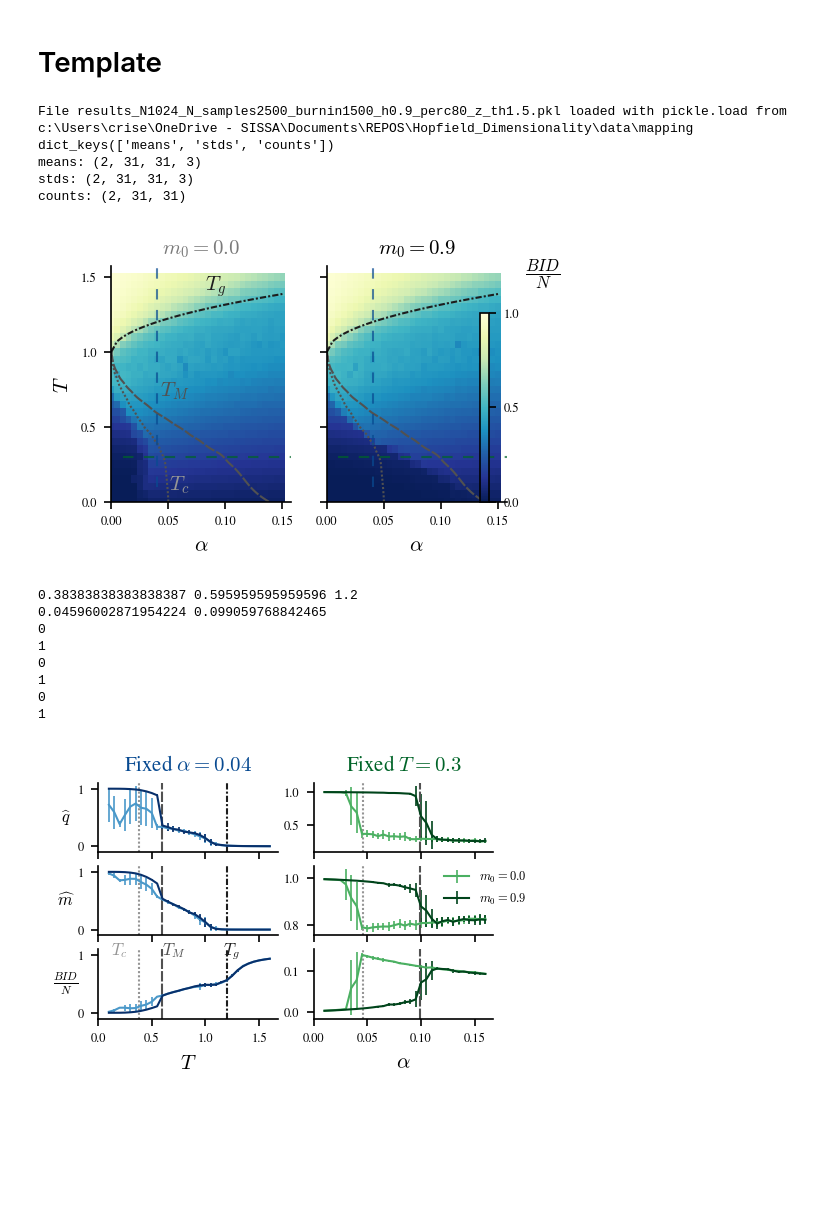
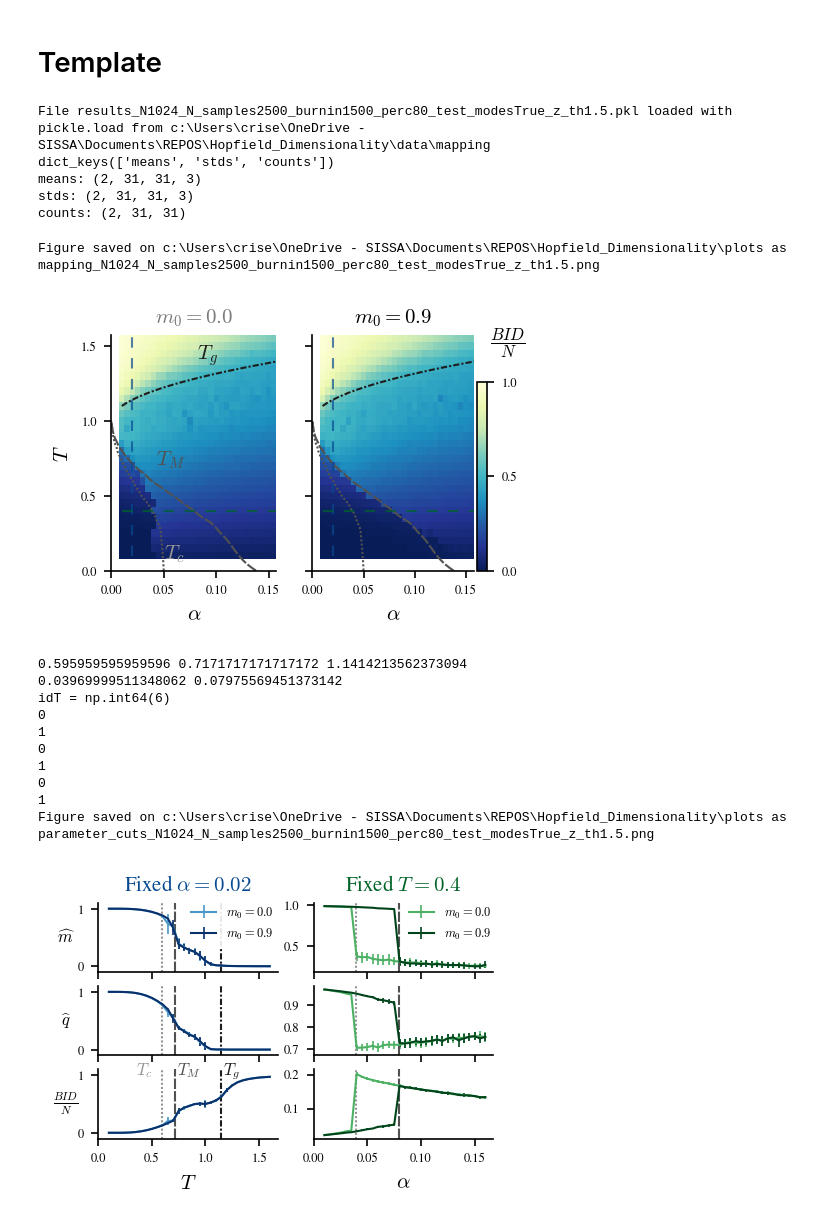
Before and after one commit to CristopherErazo/Hopfield_Dimensionality, a Jupyter notebook: notebooks/04-01-26-Mapping.ipynb, the cells around one changed output. Saved outputs shown, nothing was run; the diff lists cells and outputs as text; code cells hidden in the pictures; blank space fills up the shorter version.

```diff
--- a/notebooks/04-01-26-Mapping.ipynb
+++ b/notebooks/04-01-26-Mapping.ipynb
@@ -15,11 +15,11 @@ apply_general_styles()
 N = 1024
 N_samples = 2500
 burnin = 1500
-h = 0.9
 perc = 80
 z_th = 1.5
+test_modes = True
 
-names = ['N','N_samples','burnin','h','perc','z_th']
+names = ['N','N_samples','burnin','perc','z_th','test_modes']
 params = make_params_dict(names)
 path_local , filename, _ = make_data_paths('results', experiment_name='mapping', params=params,base_dir='../data')
 path_cluster = './Hopfield_Dimensionality/data/mapping/'
@@ -35,7 +35,7 @@ print(results.keys())
 for key in results.keys():
     print(f'{key}: {results[key].shape}')
 # %% [output]
-File results_N1024_N_samples2500_burnin1500_h0.9_perc80_z_th1.5.pkl loaded with pickle.load from c:\Users\crise\OneDrive - SISSA\Documents\REPOS\Hopfield_Dimensionality\data\mapping
+File results_N1024_N_samples2500_burnin1500_perc80_test_modesTrue_z_th1.5.pkl loaded with pickle.load from c:\Users\crise\OneDrive - SISSA\Documents\REPOS\Hopfield_Dimensionality\data\mapping
 dict_keys(['means', 'stds', 'counts'])
 means: (2, 31, 31, 3)
 stds: (2, 31, 31, 3)
@@ -64,13 +64,13 @@ temps = np.linspace(0.1,1.6,31)
 hs = [0.0,0.9]
 
 set_font_sizes('tight')
-fig , axes = plt.subplots(nrows,ncols,figsize=figsize,sharex=True,sharey=True,width_ratios=[1,1])
+fig , axes = plt.subplots(nrows,ncols,figsize=figsize,sharex=True,sharey=True,width_ratios=[0.85,1])
 
 
 
 lbTc = [r'$T_c$',r'$T_M$',r'$T_g$']
-T_star = 0.3
-a_star = 0.04
+T_star = 0.4
+a_star = 0.02
 tick_num = np.array([0,0.5,1.0,1.5])
 
 for ih, h in enumerate(hs):
@@ -78,45 +78,49 @@ for ih, h in enumerate(hs):
     ax.set_xlim(right=0.1575)
     ax.set_ylim(top=1.575)
     ax.set_xticks(tick_num/10)
     ax.set_yticks(tick_num)
     ax.set_title(r'$m_0'+f'={h:.2}$',color=plt.get_cmap('Greys')([0.6,1.0][ih]))
     ax.set_xlabel(r'$\alpha$')
     if ih == 0 :
         ax.set_ylabel(r'$T$')
         ax.set_yticks(tick_num)
         for ic , pos in enumerate([(0.32,0.05),(0.27,0.45),(0.52,0.9)]):
             ax.text(*pos, lbTc[ic], transform=ax.transAxes, color = col_crit[ic],size=FONTSIZES['m'])
     x = results['means'][ih,:,:,2]/N
     cmap = plt.get_cmap('YlGnBu_r')
-    ax.pcolormesh(alphas-alphas[0], temps-temps[0], x, cmap=cmap,vmin=0,vmax=1)
+    ax.pcolormesh(alphas, temps, x, cmap=cmap,vmin=0,vmax=1,)
 
     ax.plot(a1,T_crit,c=col_crit[1],ls=lsts[0],lw=1.)
     ax.plot(a2,T_crit,c=col_crit[1],ls=lsts[1],lw=1.)
-    ax.plot(alphas-alphas[0] ,1+np.sqrt(alphas-alphas[0]),c=col_crit[2],ls=lsts[2],lw=1)
+    ax.plot(alphas ,1+np.sqrt(alphas),c=col_crit[2],ls=lsts[2],lw=1)
     if ih == 1:
-        cbar = plt.colorbar(ax.collections[0], ax=ax,shrink=0.8,anchor=(0,0),pad=-0.15)
+        cbar = plt.colorbar(ax.collections[0], ax=ax,shrink=0.8,anchor=(0,0),pad=0.02)
         cbar.set_ticks([0,0.5,1])
         # cbar.set_ticklabels([1,0.5,0])
         ax.text(1.1,0.95,r'$\dfrac{BID}{N}$',transform=ax.transAxes)
 
-
+    # ax.set_ylim(bottom=temps[0])
 
     col = plt.get_cmap(cmaps[0])(0.9)
     ax.vlines(a_star,temps[0],temps[-1],ls= (0, (5, 5)),color=col,alpha=0.7,lw=1)
     col = plt.get_cmap(cmaps[1])(0.9)
     ax.hlines(T_star,alphas[0],alphas[-1],ls= (0, (5, 5)),color=col,alpha=0.7,lw=1)
 
-
 # fname = path_plots + f'Mapping_bid_N{N}_Ns{N_samples}_Nw{N_walkers}_burnin{burnin}_dts{dt_samples}.png'
 # fig.savefig(fname, dpi=300, bbox_inches='tight')
+
+names = ['N','N_samples','burnin','perc','z_th','test_modes']
+params = make_params_dict(names)
+save_fig(fig,'mapping',params)
 # %% [output]
+Figure saved on c:\Users\crise\OneDrive - SISSA\Documents\REPOS\Hopfield_Dimensionality\plots as mapping_N1024_N_samples2500_burnin1500_perc80_test_modesTrue_z_th1.5.png
-[figure, old version]
+[figure, new version]
 # %%
 ncols = 2
 nrows = 3
 
-T_star = 0.3
-a_star = 0.04
+T_star = 0.4
+a_star = 0.02
 
 width = single_w
 figsize= (single_w,0.6*single_w)
@@ -132,13 +136,13 @@ T1 = T_crit[np.where(np.isclose(a1,a_star,atol=1e-3))[0][0]]
 T2 = T_crit[np.where(np.isclose(a2,a_star,atol=1e-3))[0][0]]
 T3 = 1+np.sqrt(a_star)
 print(T1,T2,T3)
-ida = np.where(np.isclose(alphas,a_star,atol=1e-6))[0][0]
+ida = np.where(np.isclose(alphas,a_star,atol=1e-3))[0][0]
 x = temps
 for i , ax in enumerate(axes_plot_T):
     norm = N if i==2 else 1
     # ax.set_ylabel('l',size=40,color='white')
     ax.set_ylim(-0.1,1.1)
-    ax.text(-0.18, 0.5, [r'$\widehat{q}$',r'$\widehat{m}$',r'$\frac{BID}{N}$'][i], transform=ax.transAxes, va='center',ha='center' ,bbox=dict(facecolor='white',edgecolor='white', alpha=0.0))
+    ax.text(-0.18, 0.5, [r'$\widehat{m}$',r'$\widehat{q}$',r'$\frac{BID}{N}$'][i], transform=ax.transAxes, va='center',ha='center' ,bbox=dict(facecolor='white',edgecolor='white', alpha=0.0))
     if i == 2: ax.set_xlabel(r'$T$')
     if i == 0: ax.set_title(r'Fixed $\alpha = '+f'{a_star:.4}$',color=plt.get_cmap(cmaps[0])(0.9))
     for ih , h in enumerate(hs):
@@ -150,7 +154,7 @@ for i , ax in enumerate(axes_plot_T):
     for ic , Tc in enumerate([T1,T2,T3]):
         ax.axvline(Tc,ls=lsts[ic],color=col_crit[ic],lw=1)
 
-# axes_plot_T[1].legend(frameon=False,ncols=1,loc=(0.7,0.35))
+axes_plot_T[0].legend(frameon=True,ncols=1,loc=(0.49,0.37),facecolor='white',framealpha=0.9,edgecolor='white')
 
 axes_plot_a = axes[:,1]
 # Plot versus alpha at fixed T_star
@@ -159,6 +163,7 @@ alpha2 = a2[np.where(np.isclose(T_crit,T_star,atol=1e-2))[0][0]]
 print(alpha1,alpha2)
 idT = np.where(np.isclose(temps,T_star,atol=1e-6))[0][0]
 x = alphas
+print(f'{idT = }')
 for i , ax in enumerate(axes_plot_a):
     # ax.set_ylim(-0.1,1.1)
     norm = N if i==2 else 1
@@ -178,7 +183,7 @@ for i , ax in enumerate(axes_plot_a):
         print(ic)
         ax.axvline(ac,ls=lsts[ic],color=col_crit[ic],lw=1)
 
-axes_plot_a[1].legend(frameon=False,ncols=1,loc=(0.7,0.35))
+axes_plot_a[0].legend(frameon=False,ncols=1,loc=(0.5,0.37))
 
 for i, ax in enumerate(axes_plot_T):
     ax.set_xticks(tick_num)
@@ -192,18 +197,22 @@ for i, ax in enumerate(axes_plot_a):
 
 # for pos , lb  in zip([],lbTc):
 
-for ic , pos in enumerate([(0.15,0.32),(0.25,0.32),(0.37,0.32)]):
+for ic , pos in enumerate([(0.2,0.32),(0.28,0.32),(0.37,0.32)]):
         fig.text(*pos, lbTc[ic], color = col_crit[ic],size=FONTSIZES['s'])
 
-# fname = path_plots + f'Cutting_parameter_space_N{N}_Ns{N_samples}_Nw{N_walkers}_burnin{burnin}_dts{dt_samples}.png'
-# fig.savefig(fname, dpi=300, bbox_inches='tight')
+
+names = ['N','N_samples','burnin','perc','z_th','test_modes']
+params = make_params_dict(names)
+save_fig(fig,'parameter_cuts',params)
 # %% [output]
-0.38383838383838387 0.595959595959596 1.2
-0.04596002871954224 0.099059768842465
+0.595959595959596 0.7171717171717172 1.1414213562373094
+0.03969999511348062 0.07975569451373142
+idT = np.int64(6)
 0
 1
 0
 1
 0
 1
+Figure saved on c:\Users\crise\OneDrive - SISSA\Documents\REPOS\Hopfield_Dimensionality\plots as parameter_cuts_N1024_N_samples2500_burnin1500_perc80_test_modesTrue_z_th1.5.png
-[figure, old version]
+[figure, new version]
```
Also changed, not shown: parts of 5 cells of this notebook, 3 other files.
